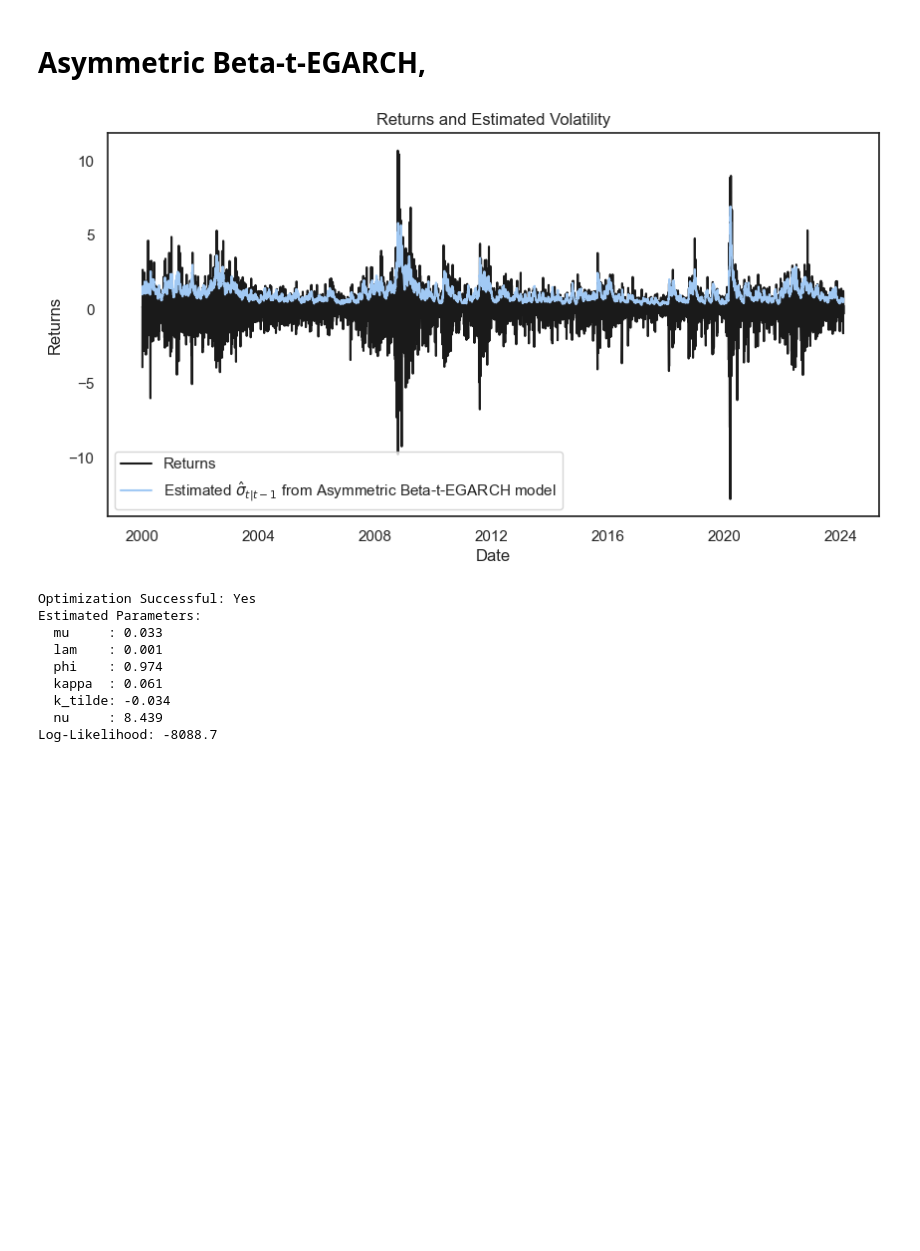
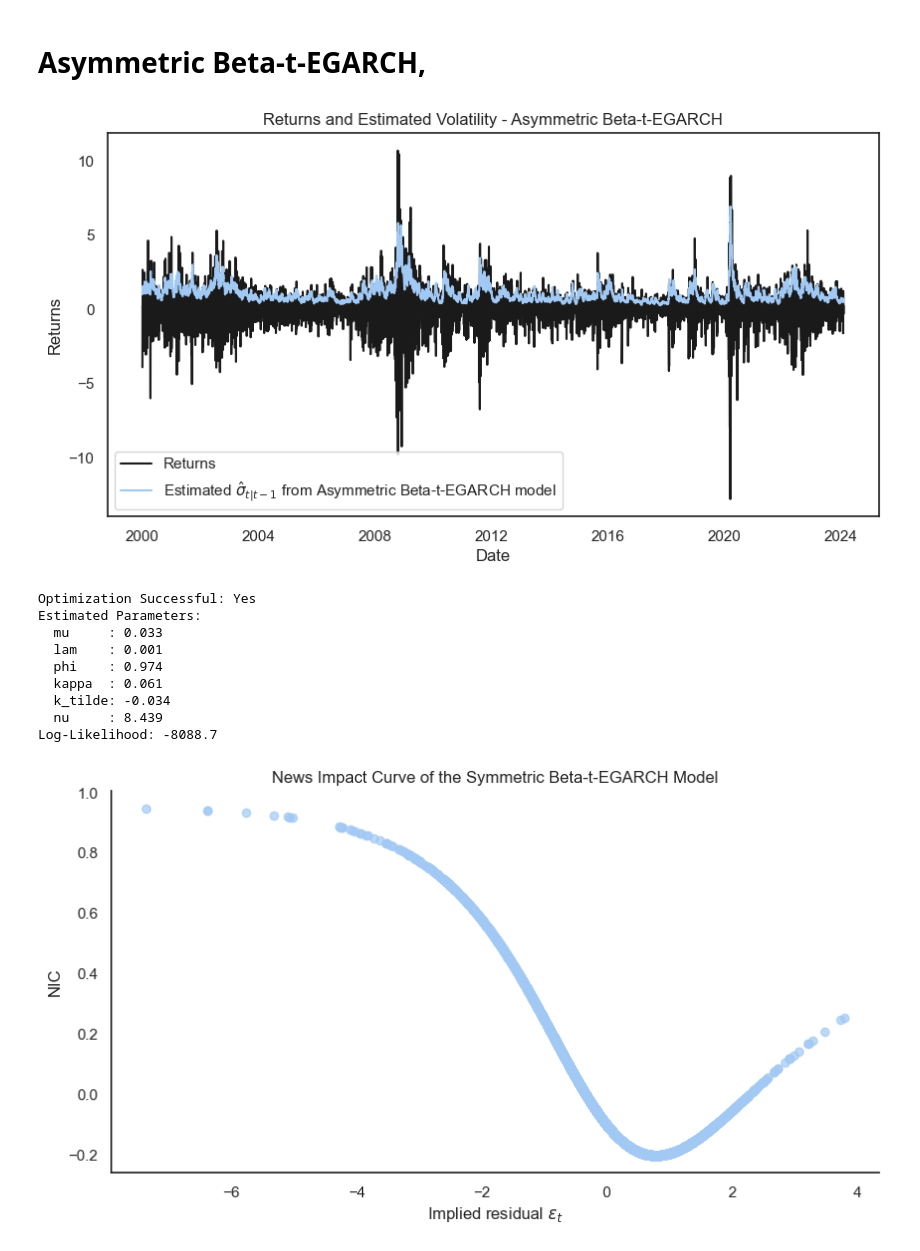
Before and after one commit to typesparky/Econometrics-Intro-Case-Seminar, a Jupyter notebook: Case2/Case 2 Code.ipynb, the cells around one changed output. Drawn from its saved outputs; the diff is of its cells as text; code cells hidden in the pictures; blank space fills up the shorter version.

```diff
--- a/Case2/Case 2 Code.ipynb
+++ b/Case2/Case 2 Code.ipynb
@@ -299,35 +253,31 @@ plt.show()
 # %%
 # Define optimization problem
 initial_values = [np.mean(returns), 0, 0.95, 0.1, 0.1, 6]
 bounds = [(None, None), (None, None), (None, None), (None, None), (None, None), (2, None)]
 result = optimize_model('Beta-t-GARCH', initial_values, bounds, returns)
 
 # Extract optimized parameters
 mu_hat, lam_hat, phi_hat, kappa_hat, k_tilde_hat, nu_hat = result.x
 log_likelihood = -result.fun
+conditional_var, u, v = asymmetric_beta_t_egarch(result.x, returns)
 
-# Plot results
-plt.figure(figsize=(10, 5))
-plt.plot(dates, returns, 'k', label='Returns')
-plt.plot(dates, np.sqrt(asymmetric_beta_t_egarch(result.x, returns)[0]), label='Estimated $\hat{\sigma}_{t|t-1}$ from Asymmetric Beta-t-EGARCH model')
-plt.legend()
-plt.xlabel('Date')
-plt.ylabel('Returns')
-plt.title('Returns and Estimated Volatility')
-plt.show()
+plot_results(dates, returns, conditional_var, 'Asymmetric Beta-t-EGARCH')
 
-# Print results in a structured format
+# Print results
 print(f"Optimization Successful: {'Yes' if result.success else 'No'}")
 print("Estimated Parameters:")
 print(f"  mu     : {mu_hat:.3f}")
 print(f"  lam    : {lam_hat:.3f}")
 print(f"  phi    : {phi_hat:.3f}")
 print(f"  kappa  : {kappa_hat:.3f}")
 print(f"  k_tilde: {k_tilde_hat:.3f}")
 print(f"  nu     : {nu_hat:.3f}")
 print(f"Log-Likelihood: {log_likelihood:.1f}")
+
+nic = 2 * kappa_hat * u + 2 * k_tilde_hat * v
+plot_nic((returns - mu_hat) / np.sqrt(conditional_var), nic, 'Symmetric Beta-t-EGARCH Model')
 # %% [output]
-[figure, old version]
+[figure, new version]
 Optimization Successful: Yes
 Estimated Parameters:
   mu     : 0.033
@@ -337,3 +287,4 @@ Estimated Parameters:
   k_tilde: -0.034
   nu     : 8.439
 Log-Likelihood: -8088.7
+[figure, added]
```
Also changed, not shown: parts of 14 cells of this notebook.
